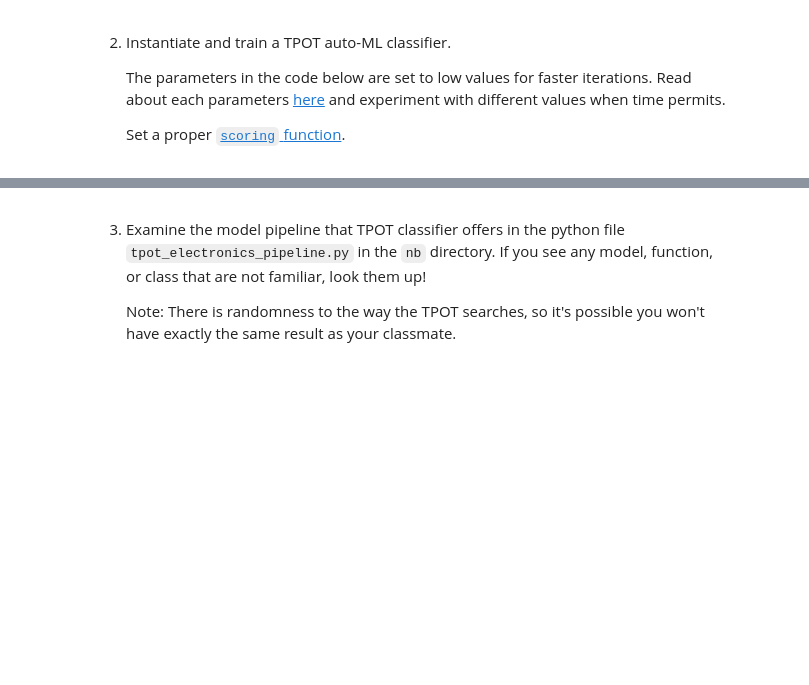
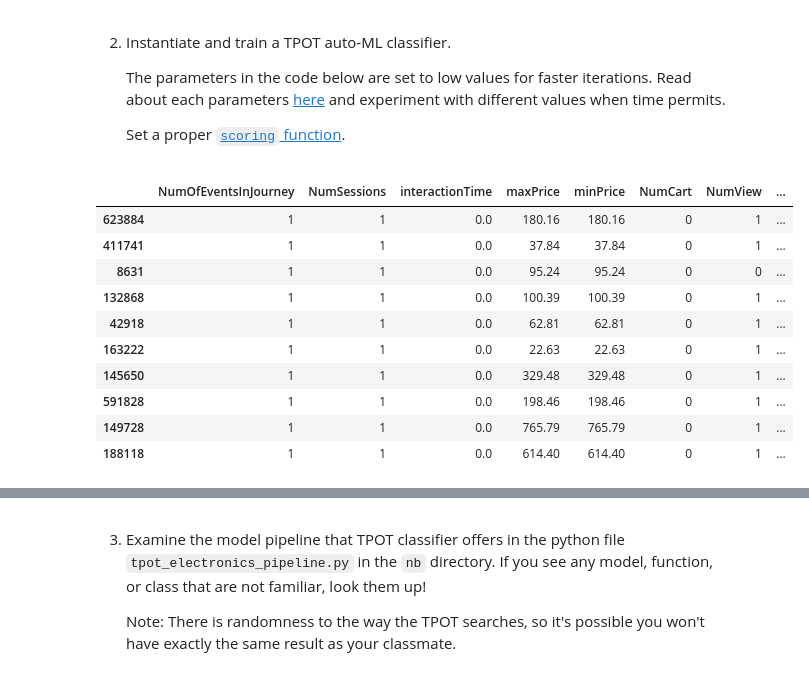
Before and after one commit to happykygo/FourthBrain, a Jupyter notebook: week-06-supervised-ml/nb/electronics-purchase-prediction.ipynb, the cells around one changed output, grey strips where cells are left out. Cells and saved outputs as stored; diff of their text form; code cells hidden in the pictures; blank space fills up the shorter version.

```diff
--- a/week-06-supervised-ml/nb/electronics-purchase-prediction.ipynb
+++ b/week-06-supervised-ml/nb/electronics-purchase-prediction.ipynb
@@ -597,6 +574,20 @@ test_label = test_features.pop('Purchase')
     Read about each parameters [here](http://epistasislab.github.io/tpot/api/#classification) and experiment with different values when time permits.
 
     Set a proper [`scoring` function](http://epistasislab.github.io/tpot/using/#scoring-functions).
+# %%
+train_features.head(10)
+# %% [output]
+|  | NumOfEventsInJourney | NumSessions | interactionTime | maxPrice | minPrice | NumCart | NumView | ... |
+| 623884 | 1 | 1 | 0.0 | 180.16 | 180.16 | 0 | 1 | ... |
+| 411741 | 1 | 1 | 0.0 | 37.84 | 37.84 | 0 | 1 | ... |
+| 8631 | 1 | 1 | 0.0 | 95.24 | 95.24 | 0 | 0 | ... |
+| 132868 | 1 | 1 | 0.0 | 100.39 | 100.39 | 0 | 1 | ... |
+| 42918 | 1 | 1 | 0.0 | 62.81 | 62.81 | 0 | 1 | ... |
+| 163222 | 1 | 1 | 0.0 | 22.63 | 22.63 | 0 | 1 | ... |
+| 145650 | 1 | 1 | 0.0 | 329.48 | 329.48 | 0 | 1 | ... |
+| 591828 | 1 | 1 | 0.0 | 198.46 | 198.46 | 0 | 1 | ... |
+| 149728 | 1 | 1 | 0.0 | 765.79 | 765.79 | 0 | 1 | ... |
+| 188118 | 1 | 1 | 0.0 | 614.40 | 614.40 | 0 | 1 | ... |
 # %%
 %%time
 from tpot import TPOTClassifier
```
Also changed, not shown: parts of 18 cells of this notebook, 7 other files.
